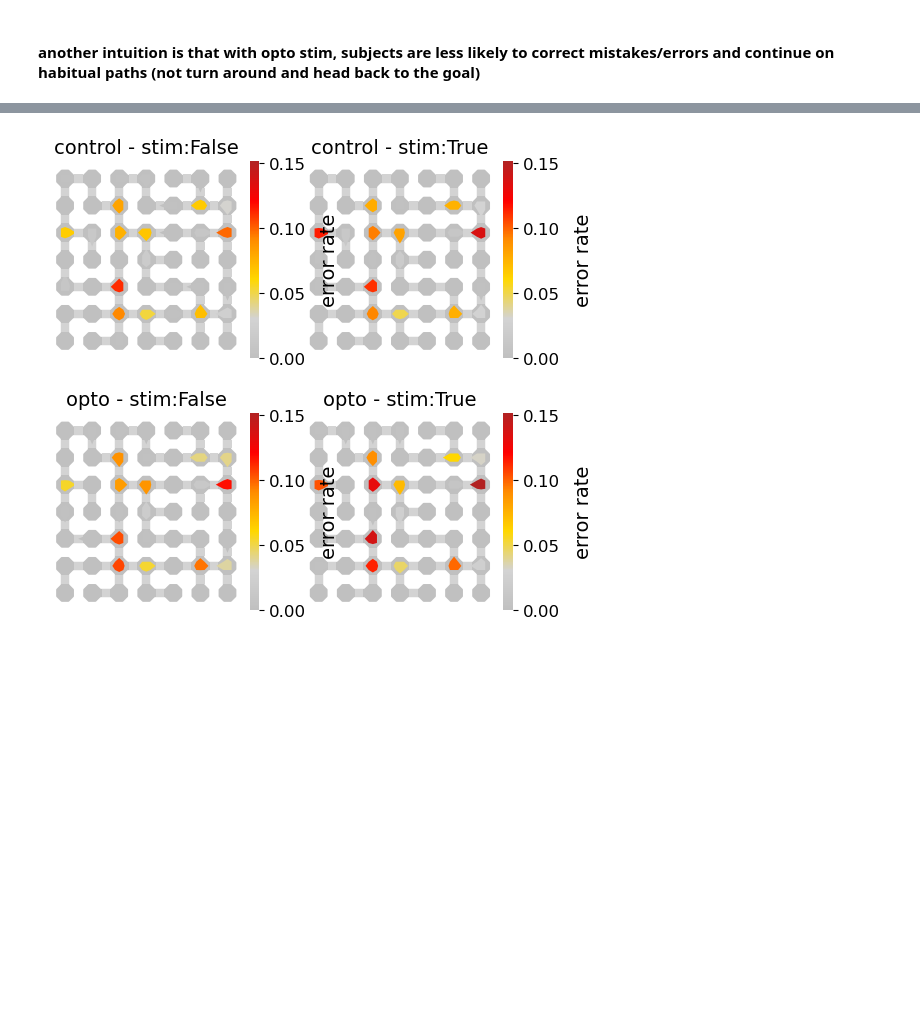
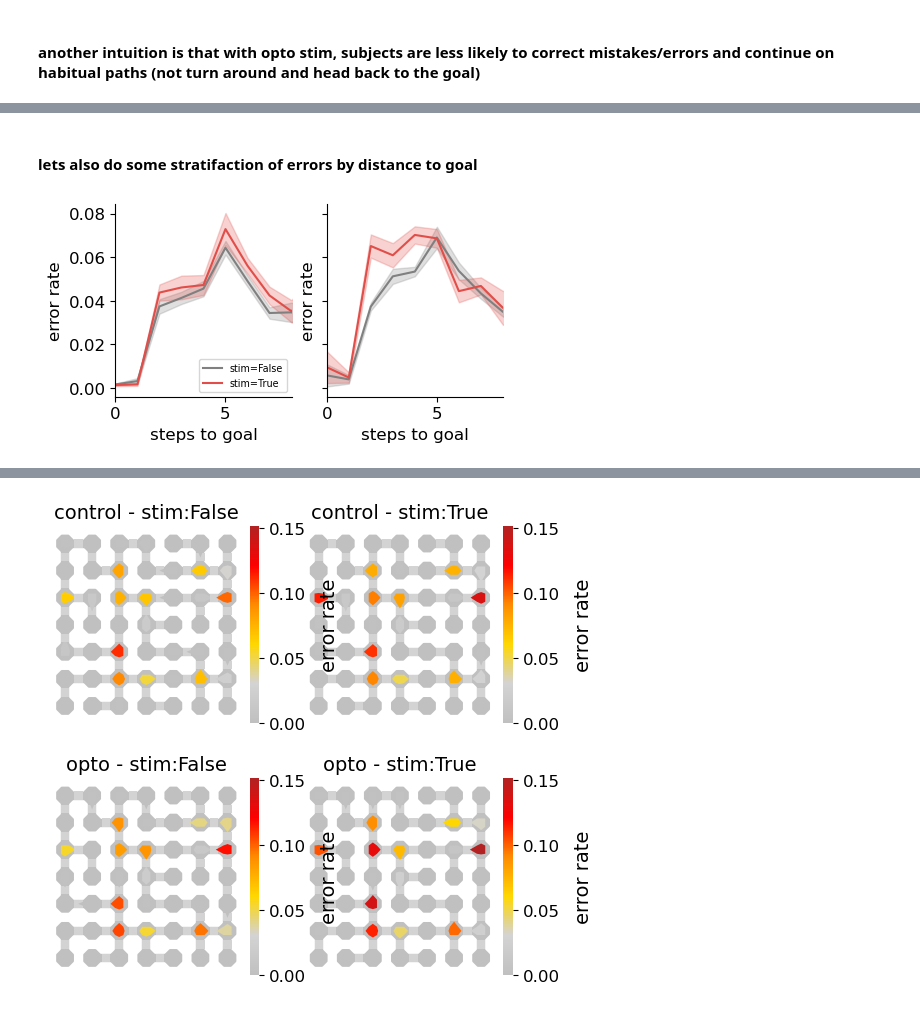
Before and after one commit to peterdoohan/goalNav_mFC-opto3, a Jupyter notebook: code/Notebooks/performance_metrics.ipynb, the cells around one changed output, grey strips where cells are left out. Drawn from its saved outputs; the diff is of its cells as text; code cells hidden in the pictures; blank space fills up the shorter version.

```diff
--- a/code/Notebooks/performance_metrics.ipynb
+++ b/code/Notebooks/performance_metrics.ipynb
@@ -372,0 +372,9 @@ Mixed ANOVA: prob_backtrack
+# %% [markdown]
+#### lets also do some stratifaction of errors by distance to goal
+# %%
+reload(errors)
+f, axes = plt.subplots(1, 2, figsize=(5, 2.5), sharey=True)
+errors.plot_step_stratifed_error_rate(error_df, max_steps=8, stim_color="#E14E49", axes=axes)
+f.savefig("../results/figures/step_stratified_error_rate.pdf")
+# %% [output]
+[figure, added]
```
Also changed, not shown: parts of 5 cells of this notebook.
